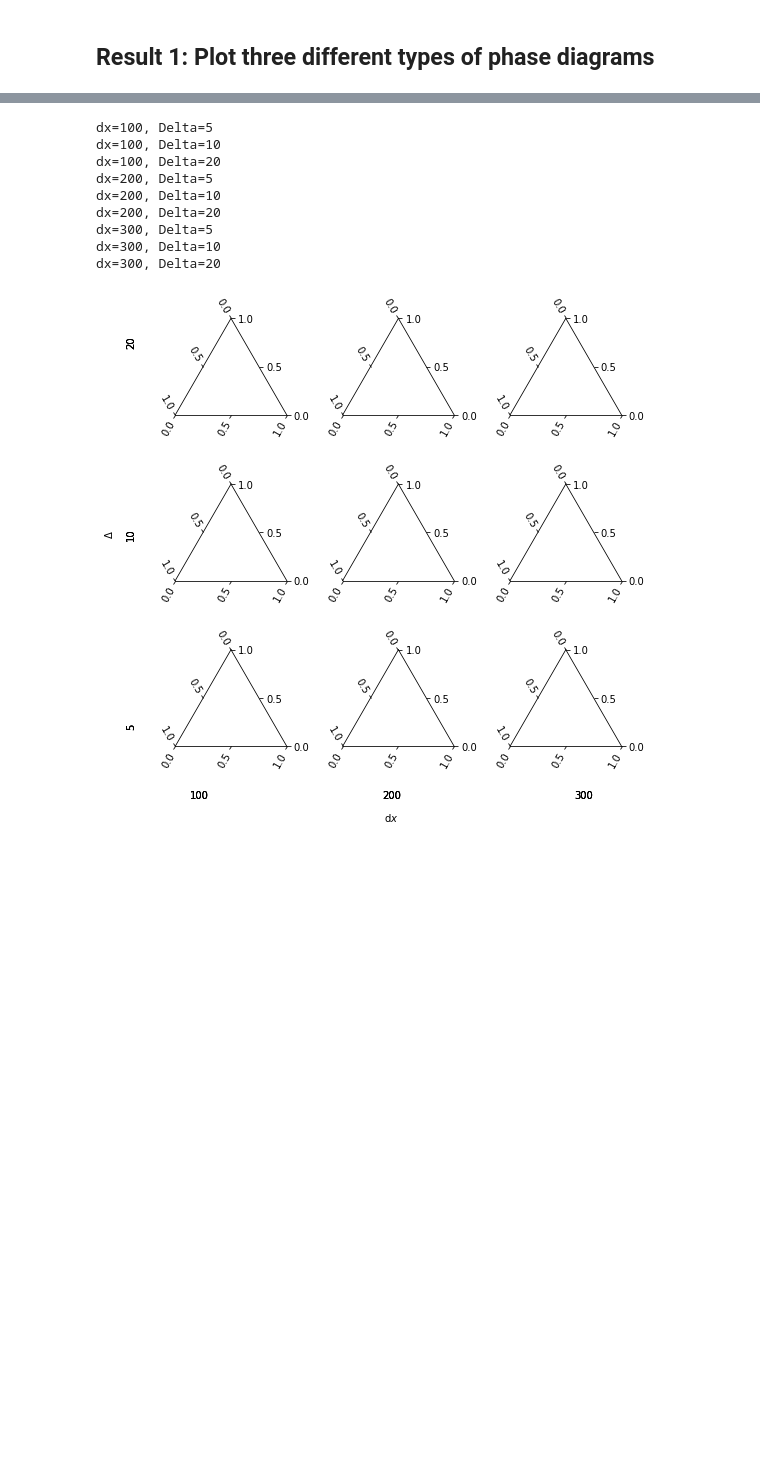
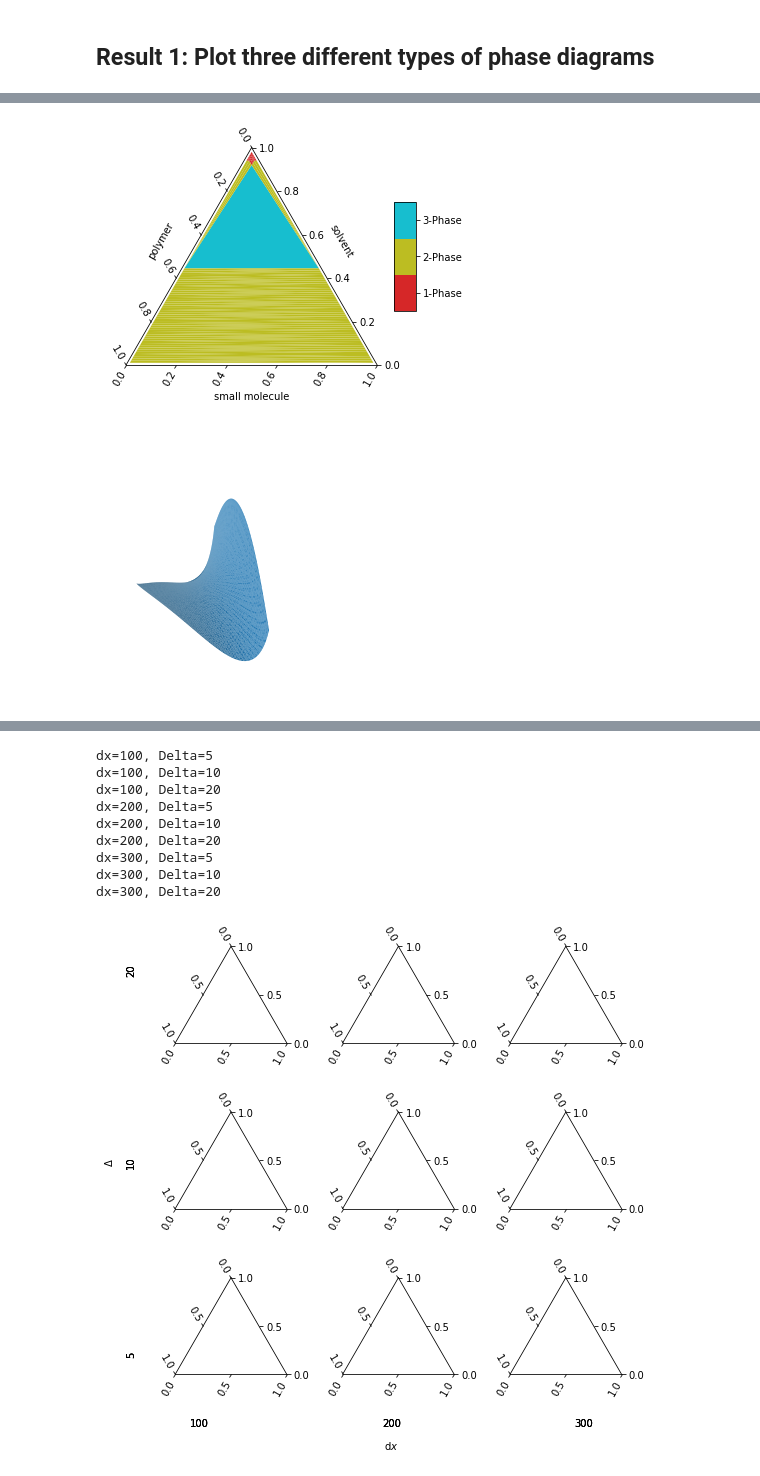
Before and after one commit to kiranvad/polyphase, a Jupyter notebook: notebooks/00-[Final] figures and data.ipynb, the cells around one changed output, grey strips where cells are left out. Drawn from its saved outputs; the diff is of its cells as text; code cells hidden in the pictures; blank space fills up the shorter version.

```diff
--- a/notebooks/00-Final figures and data.ipynb
+++ b/notebooks/00-[Final] figures and data.ipynb
@@ -8,2 +10,38 @@ import matplotlib.pyplot as plt
 # %% [markdown]
 ## Result 1: Plot three different types of phase diagrams
+# %%
+def plot_energy_landscape(engine):
+    grid = engine.grid
+    energy = engine.energy
+
+    labels = engine.df.loc['label',:].to_numpy()
+    boundary_points= np.asarray([phase.is_boundary_point(x) for x in grid.T])
+
+    fig = plt.figure(figsize=(4*1.6, 4))
+    ax = fig.add_subplot(projection='3d')
+    ax.plot_trisurf(grid[0,~boundary_points], grid[1,~boundary_points],
+                    energy[~boundary_points],
+                    linewidth=0.01, antialiased=True)
+    ax.axis('off')
+    plt.tight_layout()
+
+    return ax,fig
+
+def plot_result1(func, fname):
+    engine = phase.PHASE(f,100,3)
+    engine.compute(use_parallel=False, verbose=False, lift_label=True)
+    phase.plot_mpltern(engine.grid, engine.simplices, engine.num_comps)
+    plt.savefig('../figures/final/result1_{}PD.png'.format(fname),
+                dpi=400, bbox_inches='tight')
+
+    plot_energy_landscape(engine)
+    plt.savefig('../figures/final/result1_{}EL.png'.format(fname),
+            dpi=400, bbox_inches='tight')
+
+    return
+# %%
+M = [10,10,1]
+chi = [1.335, 1.0, 1.0]
+f = lambda x : phase.flory_huggins(x, M, chi, logapprox=True)
+plot_result1(f, 'type3')
+# %% [output]
@@ -10,3 +49,5 @@ import matplotlib.pyplot as plt
+[figure, added]
+[figure, added]
 # %%
 # type 1: classic parabola ternary
 M = [5,5,1]
```
Also changed, not shown: parts of 6 cells of this notebook, 18 other files.
